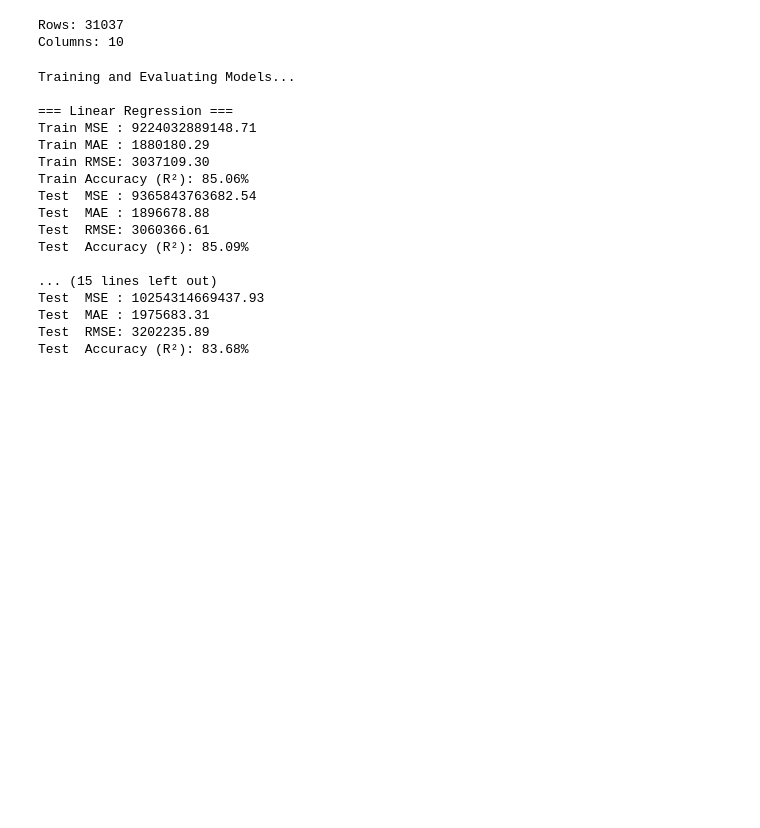
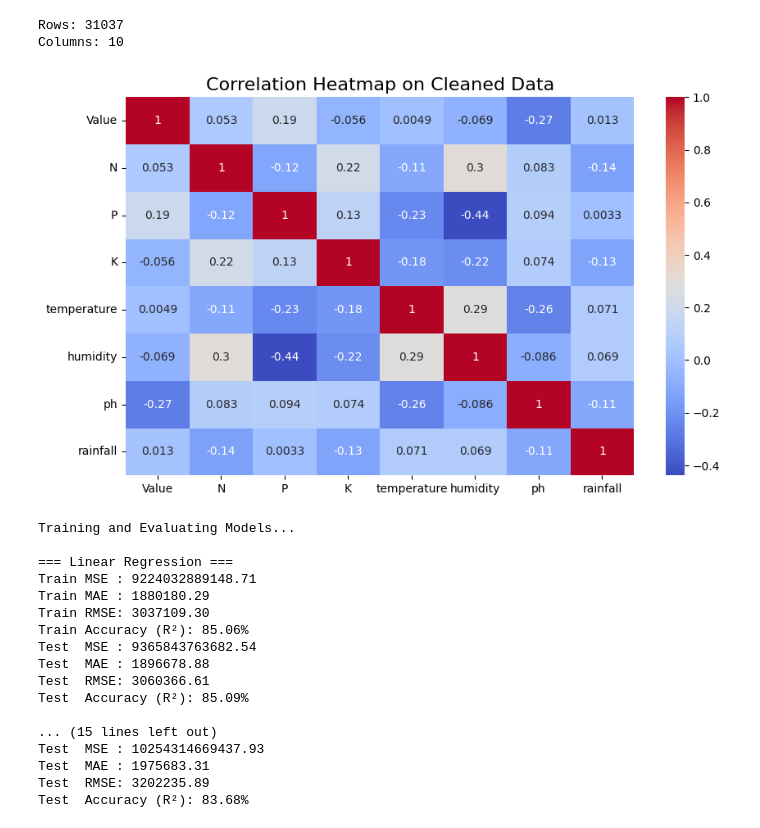
Before and after one commit to springboardmentor2468a-lab/AgriYield, a Jupyter notebook: Nidhish.ipynb, the cells around one changed output. Saved outputs shown, nothing was run; the diff lists cells and outputs as text; code cells hidden in the pictures; blank space fills up the shorter version.

```diff
--- a/Nidhish.ipynb
+++ b/Nidhish.ipynb
@@ -195,6 +212,13 @@ print("Columns:", final_df.shape[1])
 # %% [output]
 Rows: 31037
 Columns: 10
+# %%
+plt.figure(figsize=(10,6))
+sns.heatmap(final_df[numeric_cols].corr(), annot=True, cmap="coolwarm")
+plt.title("Correlation Heatmap on Cleaned Data", fontsize=16)
+plt.show()
+# %% [output]
+[figure, added]
 # %%
 import numpy as np
 import pandas as pd
```
Also changed, not shown: parts of 2 cells of this notebook.
